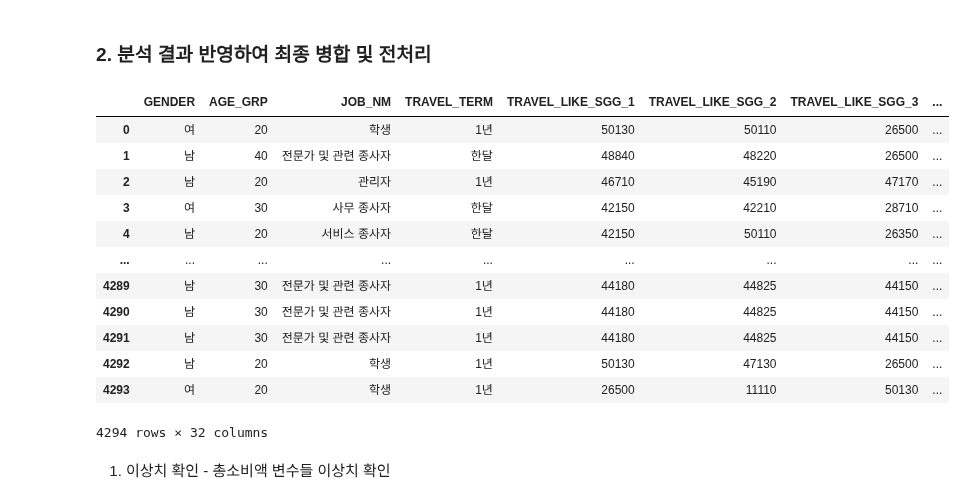
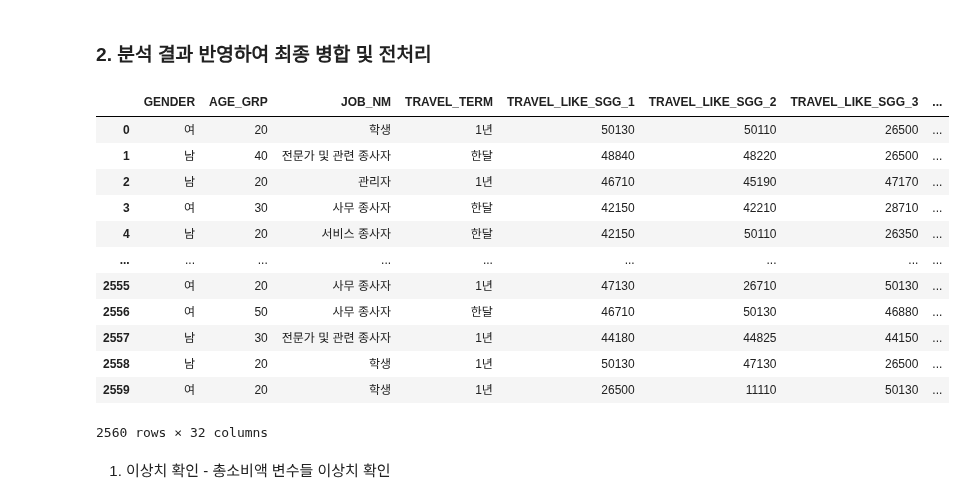
Before and after one commit to bomi03/Bokseol, a Jupyter notebook: data_preprocessing.ipynb, the cells around one changed output. Drawn from its saved outputs; the diff is of its cells as text; code cells hidden in the pictures.

```diff
--- a/data_preprocessing.ipynb
+++ b/data_preprocessing.ipynb
@@ -582,0 +585,10 @@ companion_info.head()
+# %%
+# REL_CD, COMPANION_GENDER, COMPANION_AGE_GRP를 TRAVEL_ID별로 리스트로 결합
+companion_info_grouped = companion_info.groupby('TRAVEL_ID').agg({
+    'REL_CD': lambda x: list(x),
+    'COMPANION_GENDER': lambda x: list(x),
+    'COMPANION_AGE_GRP': lambda x: list(x),
+}).reset_index()
+
+# 결과 확인
+print(companion_info_grouped.head())
@@ -1983,32 +1988,32 @@ dtype: int64
 # %%
 # 숙박소비내역.csv, 사전소비내역.csv 제외하고 merge
 # 첫 번째 merge
-travel_log = pd.merge(traveller_master, companion_info, on='TRAVEL_ID', how='left')
+travel_log = pd.merge(traveller_master, companion_info_grouped, on='TRAVEL_ID', how='left')
 # 두 번째 merge
 travel_log = pd.merge(travel_log, travel, on='TRAVEL_ID', how='left')
 # 세 번째 merge
 travel_log = pd.merge(travel_log, mvmn_consume_new, on='TRAVEL_ID', how='left')
 # 네 번째 merge
 travel_log = pd.merge(travel_log, activity_new, on='TRAVEL_ID', how='left')
 # 다섯 번째 merge
 travel_log = pd.merge(travel_log, activity_consume_new, on='TRAVEL_ID', how='left')
 
 # 결과 확인
 travel_log
 # %% [output]
 |  | GENDER | AGE_GRP | JOB_NM | TRAVEL_TERM | TRAVEL_LIKE_SGG_1 | TRAVEL_LIKE_SGG_2 | TRAVEL_LIKE_SGG_3 | ... |
 | 0 | 여 | 20 | 학생 | 1년 | 50130 | 50110 | 26500 | ... |
 | 1 | 남 | 40 | 전문가 및 관련 종사자 | 한달 | 48840 | 48220 | 26500 | ... |
 | 2 | 남 | 20 | 관리자 | 1년 | 46710 | 45190 | 47170 | ... |
 | 3 | 여 | 30 | 사무 종사자 | 한달 | 42150 | 42210 | 28710 | ... |
 | 4 | 남 | 20 | 서비스 종사자 | 한달 | 42150 | 50110 | 26350 | ... |
 | ... | ... | ... | ... | ... | ... | ... | ... | ... |
-| 4289 | 남 | 30 | 전문가 및 관련 종사자 | 1년 | 44180 | 44825 | 44150 | ... |
-| 4290 | 남 | 30 | 전문가 및 관련 종사자 | 1년 | 44180 | 44825 | 44150 | ... |
-| 4291 | 남 | 30 | 전문가 및 관련 종사자 | 1년 | 44180 | 44825 | 44150 | ... |
-| 4292 | 남 | 20 | 학생 | 1년 | 50130 | 47130 | 26500 | ... |
-| 4293 | 여 | 20 | 학생 | 1년 | 26500 | 11110 | 50130 | ... |
+| 2555 | 여 | 20 | 사무 종사자 | 1년 | 47130 | 26710 | 50130 | ... |
+| 2556 | 여 | 50 | 사무 종사자 | 한달 | 46710 | 50130 | 46880 | ... |
+| 2557 | 남 | 30 | 전문가 및 관련 종사자 | 1년 | 44180 | 44825 | 44150 | ... |
+| 2558 | 남 | 20 | 학생 | 1년 | 50130 | 47130 | 26500 | ... |
+| 2559 | 여 | 20 | 학생 | 1년 | 26500 | 11110 | 50130 | ... |
-4294 rows × 32 columns
+2560 rows × 32 columns
 # %% [markdown]
 1. 이상치 확인 - 총소비액 변수들 이상치 확인
 # %% [markdown]
```
Also changed, not shown: parts of 20 cells of this notebook, 3 other files.
